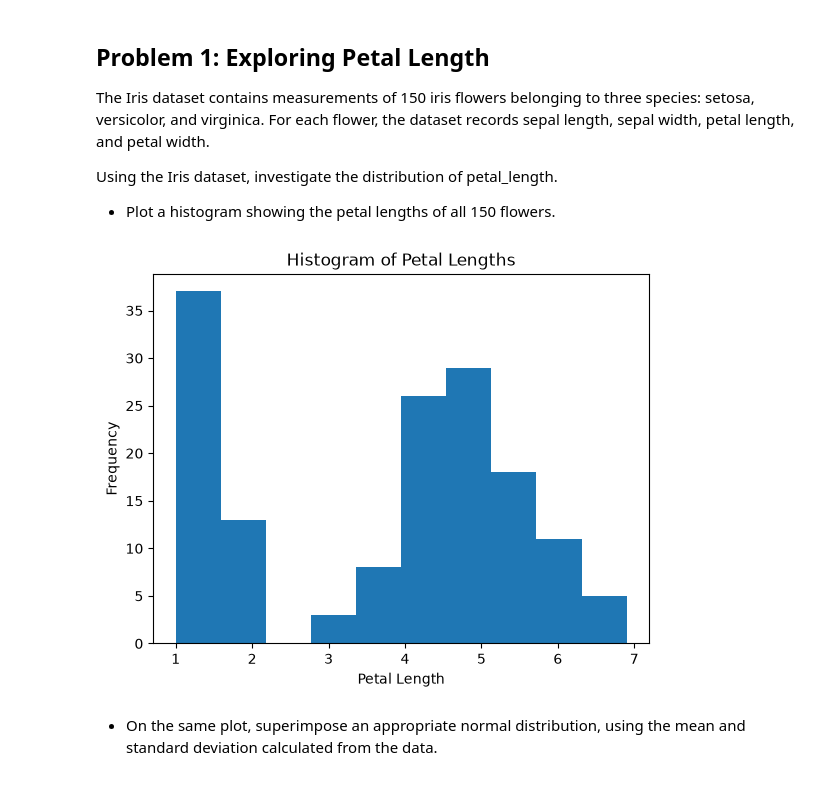
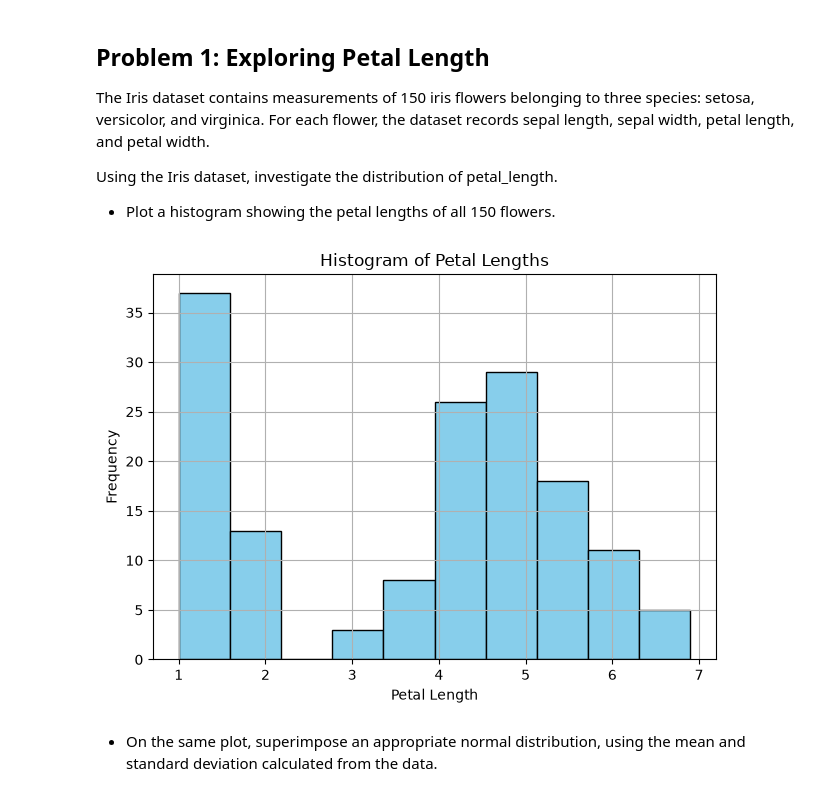
Before and after one commit to marianemcgrath/applied-statistics, a Jupyter notebook: problems.ipynb, the cells around one changed output. Cells and saved outputs as stored; diff of their text form; code cells hidden in the pictures.

Commit message:
Part 1_fixing and standardising histograms

```diff
--- a/problems.ipynb
+++ b/problems.ipynb
@@ -54,14 +54,17 @@ Using the Iris dataset, investigate the distribution of petal_length.
 # %%
 # Histogram showing the petal lengths of all flowers
 
 plt.hist(iris_data['petal.length'])
 plt.xlabel('Petal Length')
 plt.ylabel('Frequency')
 plt.title('Histogram of Petal Lengths')
+plt.grid(True)
+plt.tight_layout()
+plt.hist(iris_data['petal.length'], bins=10, edgecolor='black', color='skyblue')
 
 plt.show()
 # %% [output]
-[figure, old version]
+[figure, new version]
 # %% [markdown]
  - On the same plot, superimpose an appropriate normal distribution, using the mean and standard deviation calculated from the data.
 # %%
```
Also changed, not shown: parts of 6 cells of this notebook.
